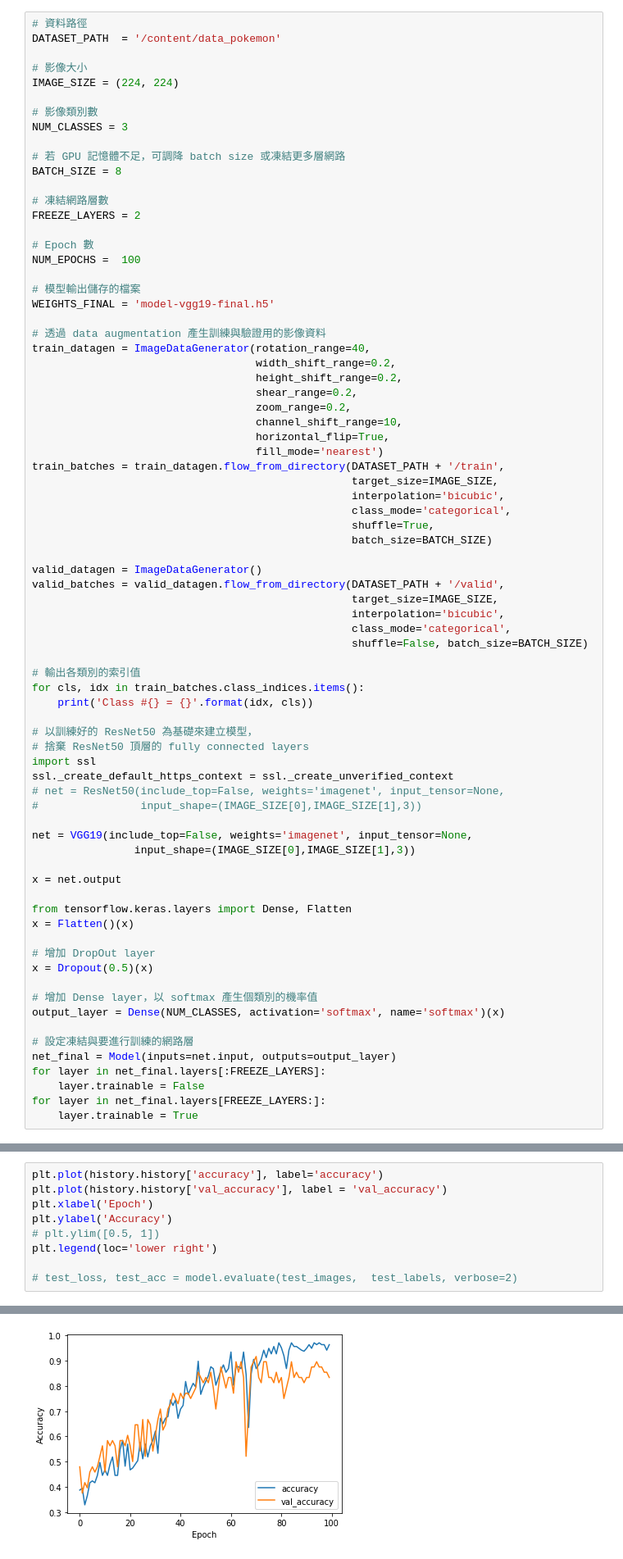
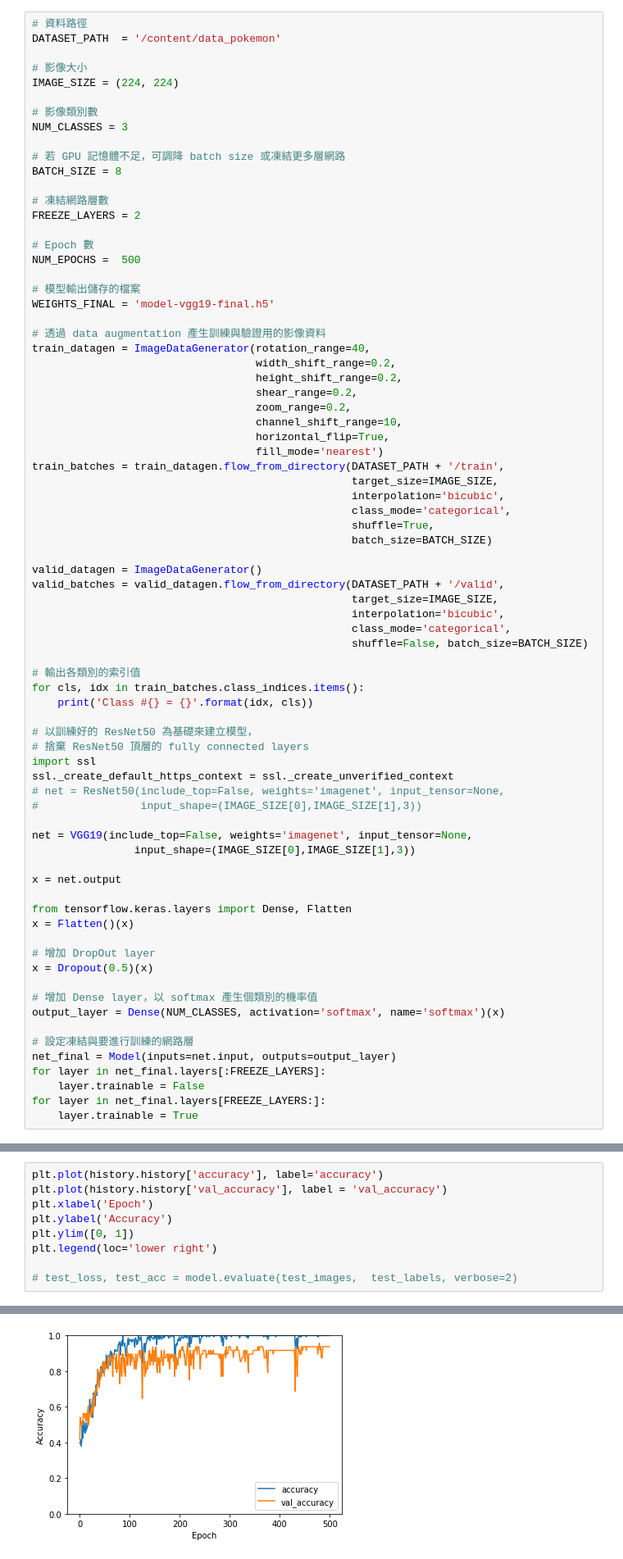
Before and after one commit to kelly870114/MachineLearningProject, a Jupyter notebook: VGG19.ipynb, the cells around one changed output, grey strips where cells are left out. Shown at 82% size. Cells and saved outputs as stored; diff of their text form.

```diff
--- a/VGG19.ipynb
+++ b/VGG19.ipynb
@@ -56,7 +56,7 @@ BATCH_SIZE = 8
 FREEZE_LAYERS = 2
 
 # Epoch 數
-NUM_EPOCHS =  100
+NUM_EPOCHS =  500
 
 # 模型輸出儲存的檔案
 WEIGHTS_FINAL = 'model-vgg19-final.h5'
@@ -228,15 +227,15 @@ import matplotlib.image as mpimg
 # %%
 plt.plot(history.history['accuracy'], label='accuracy')
 plt.plot(history.history['val_accuracy'], label = 'val_accuracy')
 plt.xlabel('Epoch')
 plt.ylabel('Accuracy')
-# plt.ylim([0.5, 1])
+plt.ylim([0, 1])
 plt.legend(loc='lower right')
 
 # test_loss, test_acc = model.evaluate(test_images,  test_labels, verbose=2)
 # %% [output]
 <matplotlib.legend.Legend at 0x...>
-[figure, old version]
+[figure, new version]
 # %%
 plt.plot(history.history['loss'], label='loss')
 plt.plot(history.history['val_loss'], label = 'val_loss')
```
Also changed, not shown: parts of 6 cells of this notebook.
